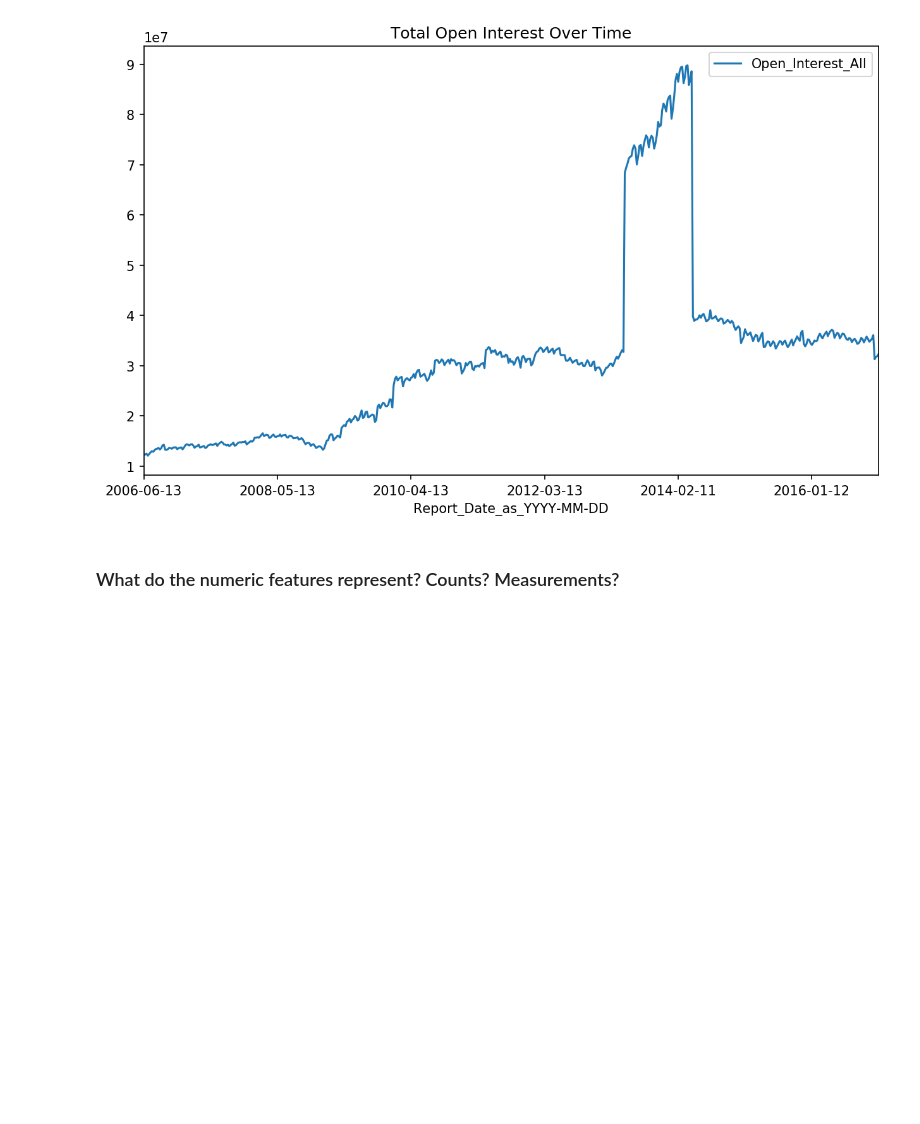
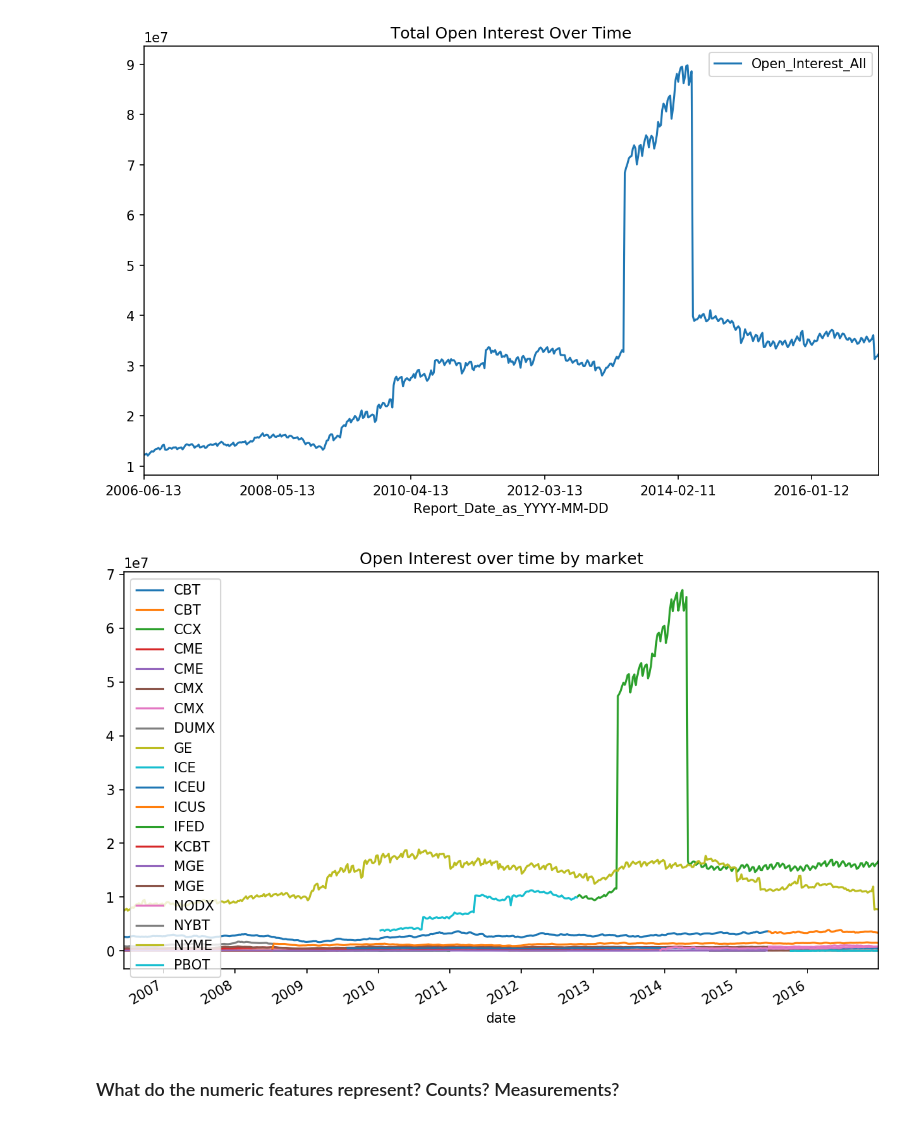
Before and after one commit to gvacaliuc/thehotcommodity, a Jupyter notebook: notebooks/ryan_k-eda.ipynb, the cells around one changed output. Saved outputs shown, nothing was run; the diff lists cells and outputs as text; code cells hidden in the pictures; blank space fills up the shorter version.

Commit message:
Add plot of open interest over time by market

```diff
--- a/notebooks/ryan_k-eda.ipynb
+++ b/notebooks/ryan_k-eda.ipynb
@@ -114,6 +114,16 @@ grouped_data['Open_Interest_All'].sum().plot(title="Total Open Interest Over Tim
 # %% [output]
 <matplotlib.axes._subplots.AxesSubplot at 0x...>
 [figure]
+# %%
+# Plot by market
+df['date'] = pd.to_datetime(df['Report_Date_as_YYYY-MM-DD'])
+sorted_data = df.sort_values('date')
+grouped_data = sorted_data.groupby(['CFTC_Market_Code','date'])['Open_Interest_All'].sum()
+data = grouped_data.reset_index('date')
+for market in data.index.unique():
+    ax = data.loc[market].plot(title='Open Interest over time by market', x='date', y='Open_Interest_All', ax=plt.gca(), label=market)
+# %% [output]
+[figure, added]
 # %% [markdown]
 ### What do the numeric features represent? Counts? Measurements?
 # %% [markdown]
```
